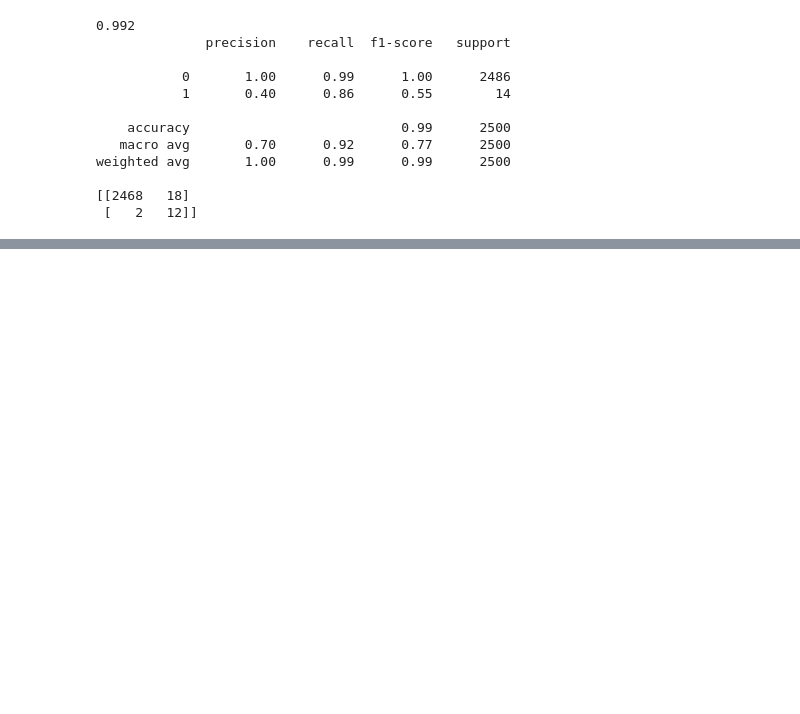
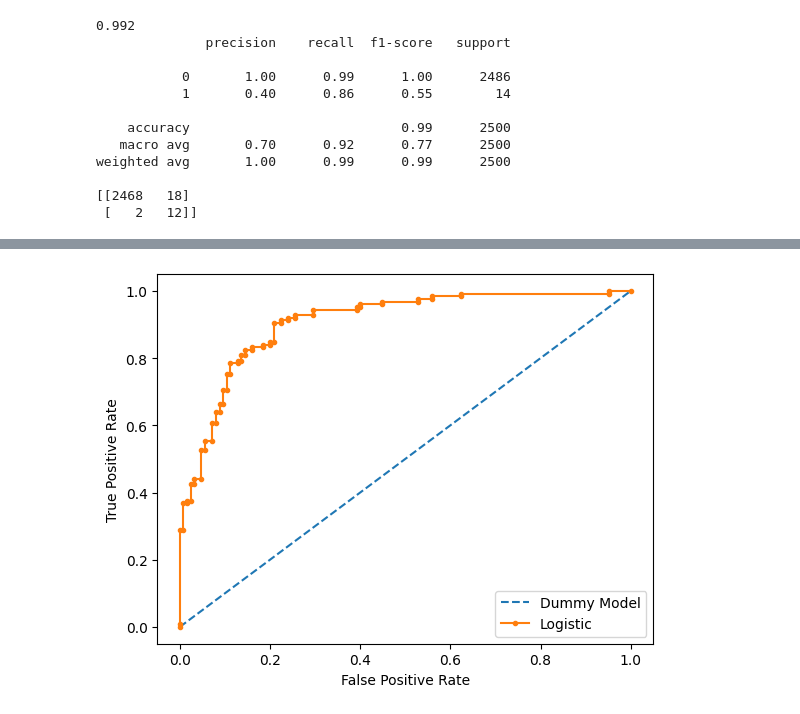
Before and after one commit to YashGupta404/Logistic_regression_implementation, a Jupyter notebook: logistic_regression.ipynb, the cells around one changed output, grey strips where cells are left out. Drawn from its saved outputs; the diff is of its cells as text; code cells hidden in the pictures; blank space fills up the shorter version.

Commit message:
Introduced ROC to find the proper threshold value

```diff
--- a/logistic_regression.ipynb
+++ b/logistic_regression.ipynb
@@ -416,0 +456,4 @@ weighted avg       1.00      0.99      0.99      2500
+# %%
+## Lets Create Basic Logistic Model
+model=LogisticRegression()
+model.fit(X_train,y_train)
@@ -416,0 +462,3 @@ weighted avg       1.00      0.99      0.99      2500
+# %%
+## Prediction based on probability
+model_prob=model.predict_proba(X_test)
@@ -416,0 +486,3 @@ weighted avg       1.00      0.99      0.99      2500
+# %%
+## Lets focus on the positive outcome
+model_prob=model_prob
@@ -416,0 +498,5 @@ weighted avg       1.00      0.99      0.99      2500
+# %%
+## calculate ROC Curves
+dummy_fpr, dummy_tpr, _ = roc_curve(y_test, dummy_model_prob)
+model_fpr, model_tpr, thresholds = roc_curve(y_test, model_prob)
+thresholds
@@ -416,0 +539,14 @@ weighted avg       1.00      0.99      0.99      2500
+# %%
+import seaborn as sns
+# plot the roc curve for the model
+pyplot.plot(dummy_fpr, dummy_tpr, linestyle='--', label='Dummy Model')
+pyplot.plot(model_fpr, model_tpr, marker='.', label='Logistic')
+# axis labels
+pyplot.xlabel('False Positive Rate')
+pyplot.ylabel('True Positive Rate')
+# show the legend
+pyplot.legend()
+# show the plot
+pyplot.show()
+# %% [output]
+[figure, added]
```
Also changed, not shown: parts of 10 cells of this notebook.
